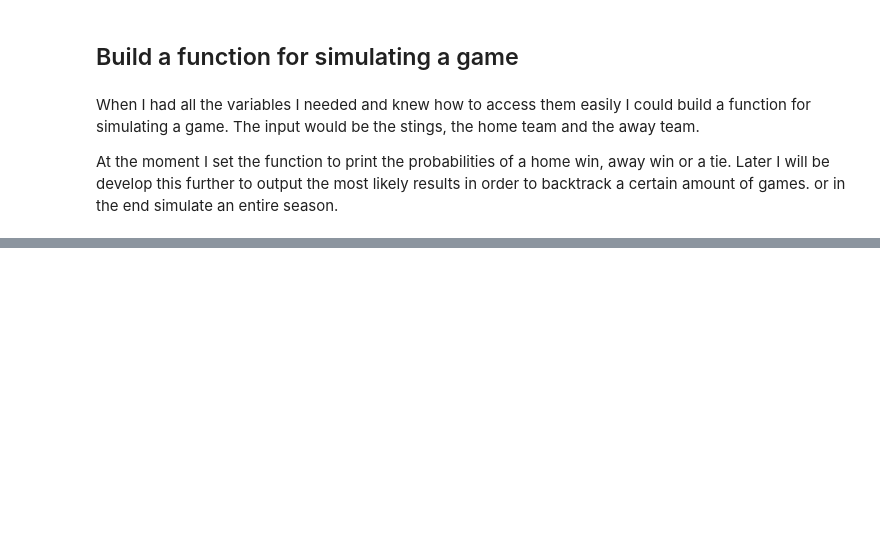
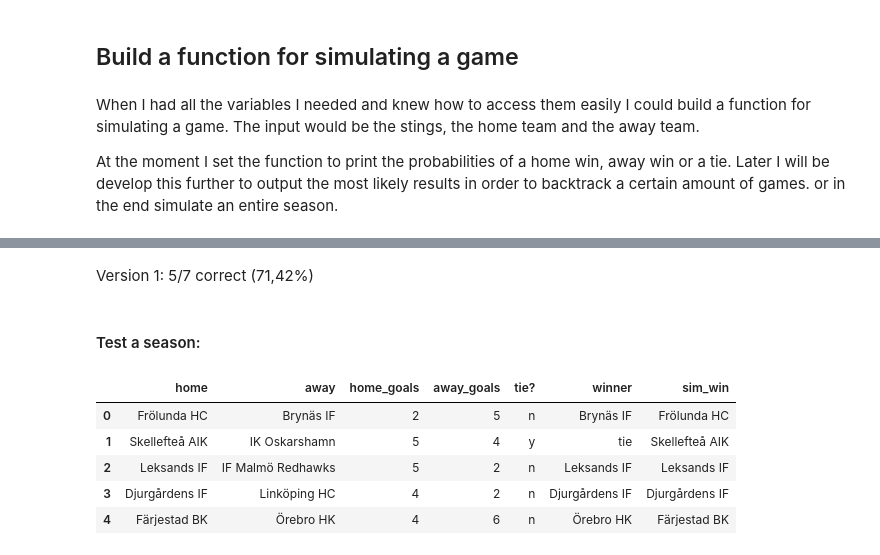
Before and after one commit to tlondahl/SHL_Predictions, a Jupyter notebook: SHL 19/Predictions.ipynb, the cells around one changed output, grey strips where cells are left out. Cells and saved outputs as stored; diff of their text form; code cells hidden in the pictures; blank space fills up the shorter version.

```diff
--- a/SHL 19/Predictions.ipynb
+++ b/SHL 19/Predictions.ipynb
@@ -223,0 +265,6 @@ The probability of a tie is: 15.16%
+# %%
+test = schedule.tail(7)
+results = []
+for h, a in zip(test.iloc[:,0], test.iloc[:,1]):
+    winner = sim_game2(h, a)
+    print(winner)
@@ -223,0 +322,4 @@ The probability of a tie is: 15.16%
+# %% [markdown]
+Version 1: 5/7 correct (71,42%)
+# %% [markdown]
+#### Test a season:
@@ -223,0 +329,16 @@ The probability of a tie is: 15.16%
+# %%
+test_res = games
+result = []
+for h, a in zip(schedule.iloc[:,0], schedule.iloc[:,1]):
+    winner = sim_game3(h, a)
+    result.append(winner)
+
+test_res["sim_win"] = result
+test_res.head()
+# %% [output]
+|  | home | away | home_goals | away_goals | tie? | winner | sim_win |
+| 0 | Frölunda HC | Brynäs IF | 2 | 5 | n | Brynäs IF | Frölunda HC |
+| 1 | Skellefteå AIK | IK Oskarshamn | 5 | 4 | y | tie | Skellefteå AIK |
+| 2 | Leksands IF | IF Malmö Redhawks | 5 | 2 | n | Leksands IF | Leksands IF |
+| 3 | Djurgårdens IF | Linköping HC | 4 | 2 | n | Djurgårdens IF | Djurgårdens IF |
+| 4 | Färjestad BK | Örebro HK | 4 | 6 | n | Örebro HK | Färjestad BK |
```
Also changed, not shown: parts of 22 cells of this notebook.
